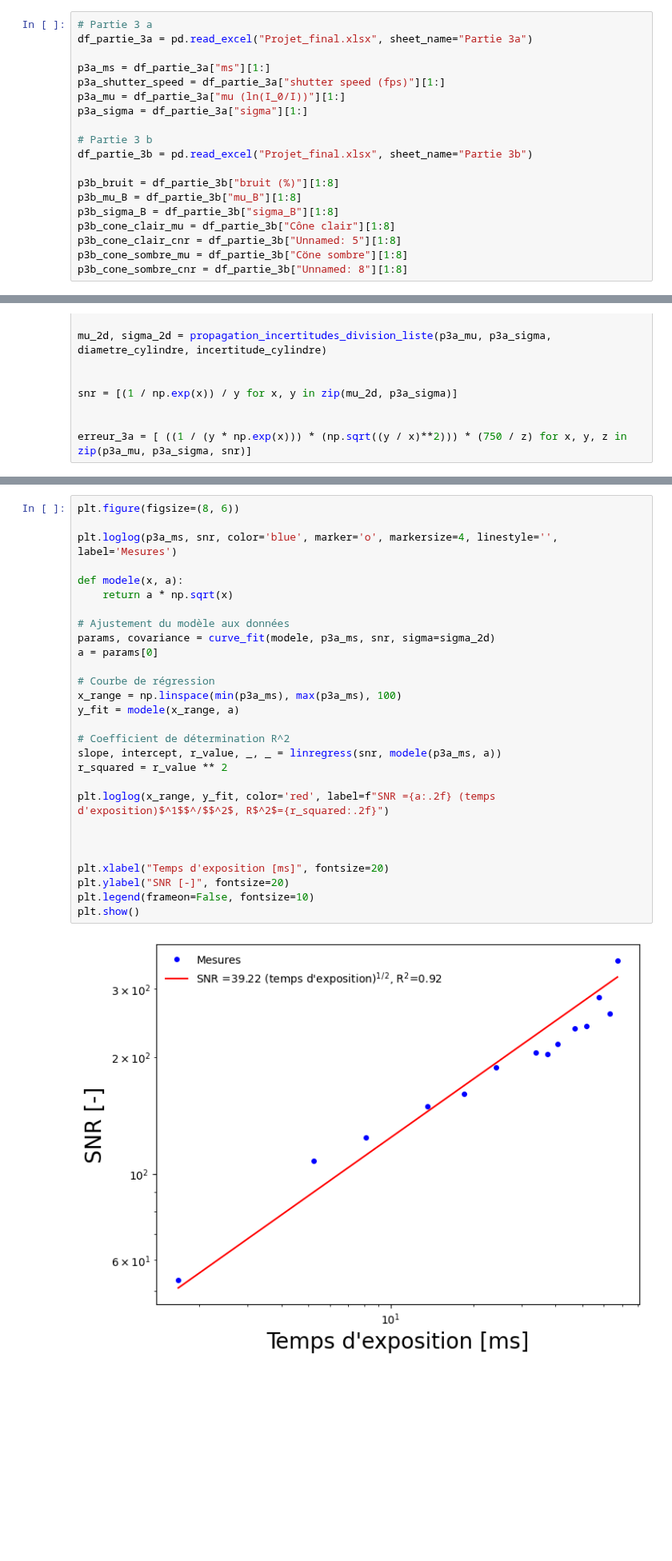
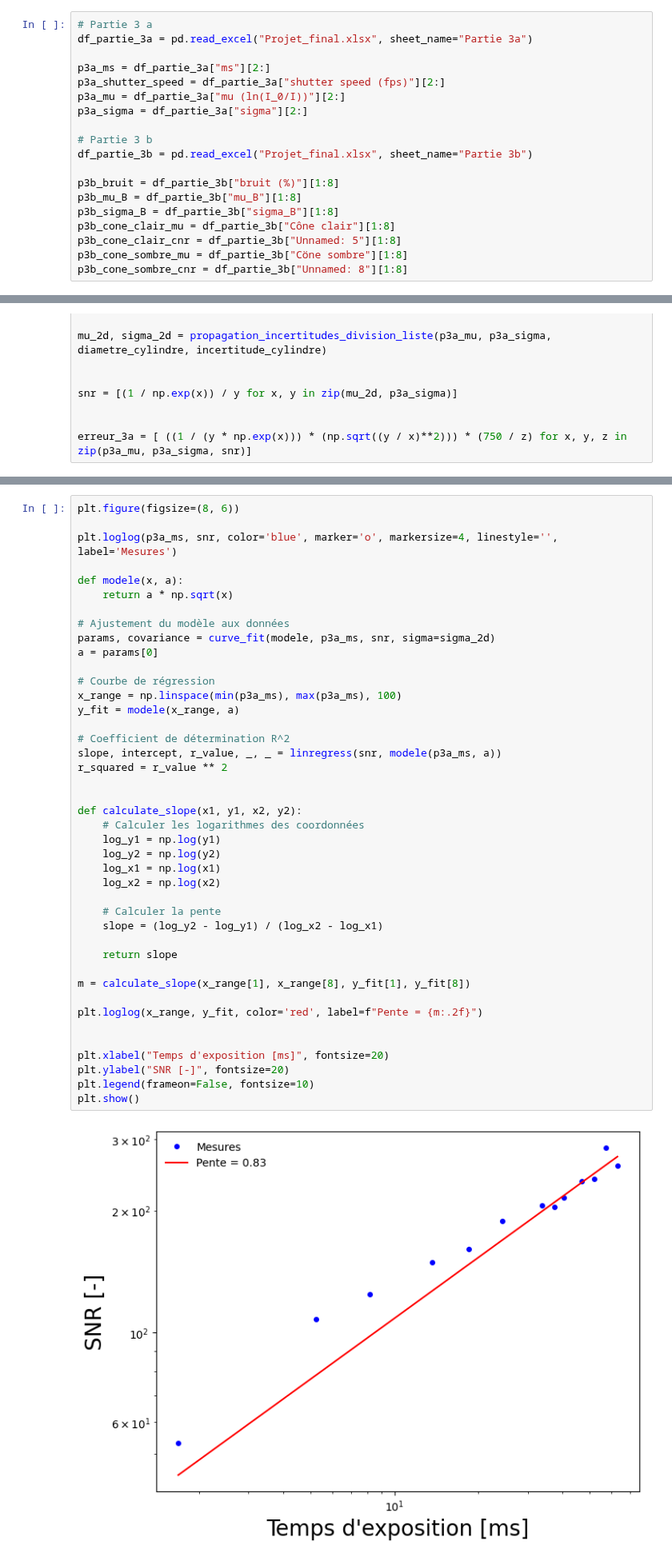
Before and after one commit to felixantoine1/labV_projet, a Jupyter notebook: analyse_partie3.ipynb, the cells around one changed output, grey strips where cells are left out. Shown at 80% size. Saved outputs shown, nothing was run; the diff lists cells and outputs as text; blank space fills up the shorter version.

Commit message:
pente

```diff
--- a/analyse_partie3.ipynb
+++ b/analyse_partie3.ipynb
@@ -53,10 +53,10 @@ def lire_csv(chemin_fichier):
 # Partie 3 a
 df_partie_3a = pd.read_excel("Projet_final.xlsx", sheet_name="Partie 3a")
 
-p3a_ms = df_partie_3a["ms"][1:]
-p3a_shutter_speed = df_partie_3a["shutter speed (fps)"][1:]
-p3a_mu = df_partie_3a["mu (ln(I_0/I))"][1:]
-p3a_sigma = df_partie_3a["sigma"][1:]
+p3a_ms = df_partie_3a["ms"][2:]
+p3a_shutter_speed = df_partie_3a["shutter speed (fps)"][2:]
+p3a_mu = df_partie_3a["mu (ln(I_0/I))"][2:]
+p3a_sigma = df_partie_3a["sigma"][2:]
 
 # Partie 3 b
 df_partie_3b = pd.read_excel("Projet_final.xlsx", sheet_name="Partie 3b")
@@ -126,33 +126,47 @@ plt.show()
 # %%
 plt.figure(figsize=(8, 6))
 
 plt.loglog(p3a_ms, snr, color='blue', marker='o', markersize=4, linestyle='', label='Mesures')
 
 def modele(x, a):
     return a * np.sqrt(x)
 
 # Ajustement du modèle aux données
 params, covariance = curve_fit(modele, p3a_ms, snr, sigma=sigma_2d)
 a = params[0]
 
 # Courbe de régression
 x_range = np.linspace(min(p3a_ms), max(p3a_ms), 100)
 y_fit = modele(x_range, a)
 
 # Coefficient de détermination R^2
 slope, intercept, r_value, _, _ = linregress(snr, modele(p3a_ms, a))
 r_squared = r_value ** 2
 
-plt.loglog(x_range, y_fit, color='red', label=f"SNR ={a:.2f} (temps d'exposition)$^1$$^/$$^2$, R$^2$={r_squared:.2f}")
 
+def calculate_slope(x1, y1, x2, y2):
+    # Calculer les logarithmes des coordonnées
+    log_y1 = np.log(y1)
+    log_y2 = np.log(y2)
+    log_x1 = np.log(x1)
+    log_x2 = np.log(x2)
+
+    # Calculer la pente
+    slope = (log_y2 - log_y1) / (log_x2 - log_x1)
+
+    return slope
+
+m = calculate_slope(x_range[1], x_range[8], y_fit[1], y_fit[8])
+
+plt.loglog(x_range, y_fit, color='red', label=f"Pente = {m:.2f}")
 
 
 plt.xlabel("Temps d'exposition [ms]", fontsize=20)
 plt.ylabel("SNR [-]", fontsize=20)
 plt.legend(frameon=False, fontsize=10)
 plt.show()
 # %% [output]
-[figure, old version]
+[figure, new version]
 # %%
 # Graphique 3a
 
```
Also changed, not shown: parts of 2 cells of this notebook, 1 other file.
